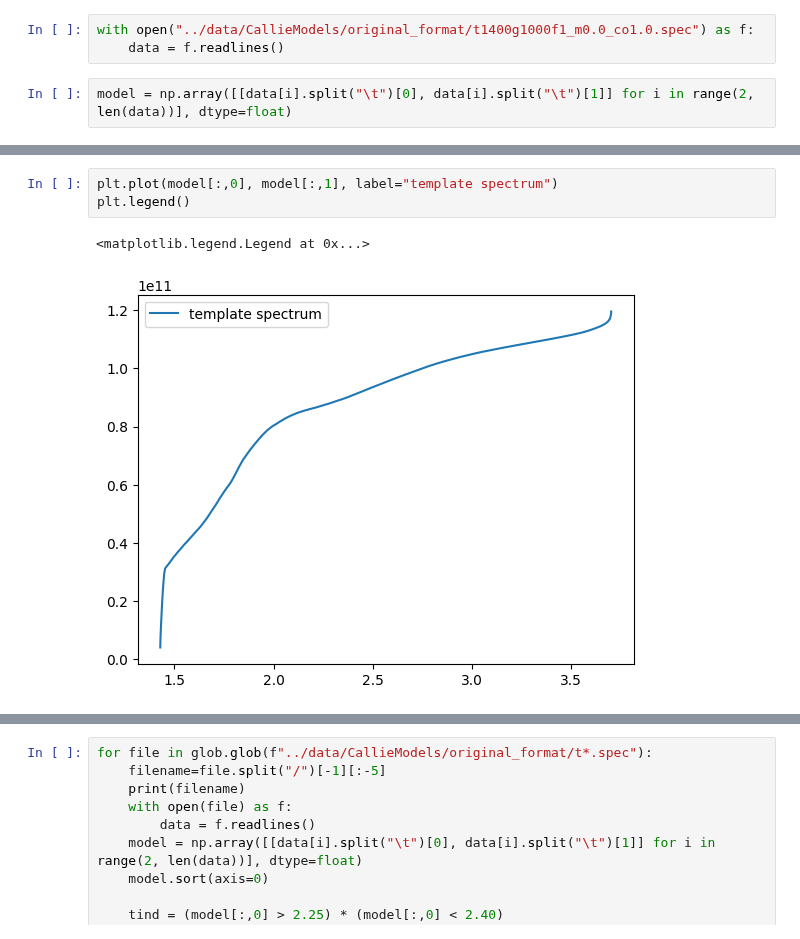
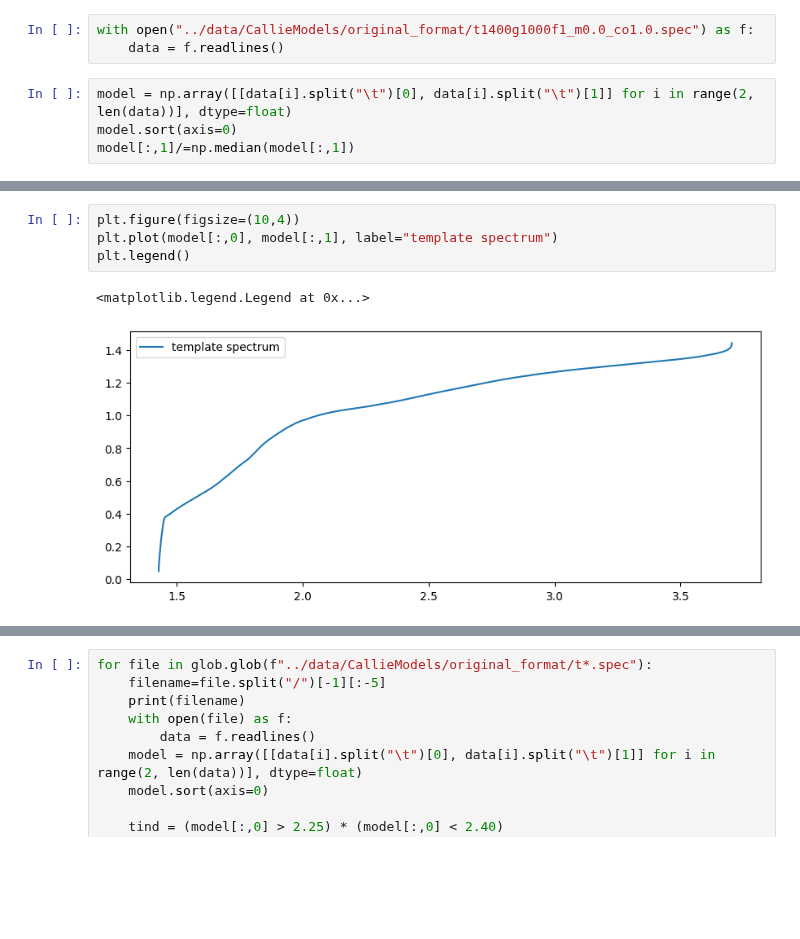
Before and after one commit to alphalyncis/dopplerimg, a Jupyter notebook: code/calliemodels.ipynb, the cells around one changed output, grey strips where cells are left out. Cells and saved outputs as stored; diff of their text form; blank space fills up the shorter version.

Commit message:
plot model specs

```diff
--- a/code/calliemodels.ipynb
+++ b/code/calliemodels.ipynb
@@ -10,4 +10,6 @@ with open("../data/CallieModels/original_format/t1400g1000f1_m0.0_co1.0.spec") a
     data = f.readlines()
 # %%
 model = np.array([[data[i].split("\t")[0], data[i].split("\t")[1]] for i in range(2, len(data))], dtype=float)
+model.sort(axis=0)
+model[:,1]/=np.median(model[:,1])
 # %% [markdown]
@@ -26,7 +17,8 @@ array([[1.42857231e+00, 4.00906462e+09],
 # %%
+plt.figure(figsize=(10,4))
 plt.plot(model[:,0], model[:,1], label="template spectrum")
 plt.legend()
 # %% [output]
 <matplotlib.legend.Legend at 0x...>
-[figure, old version]
+[figure, new version]
 # %%
```
Also changed, not shown: parts of 6 cells of this notebook.
